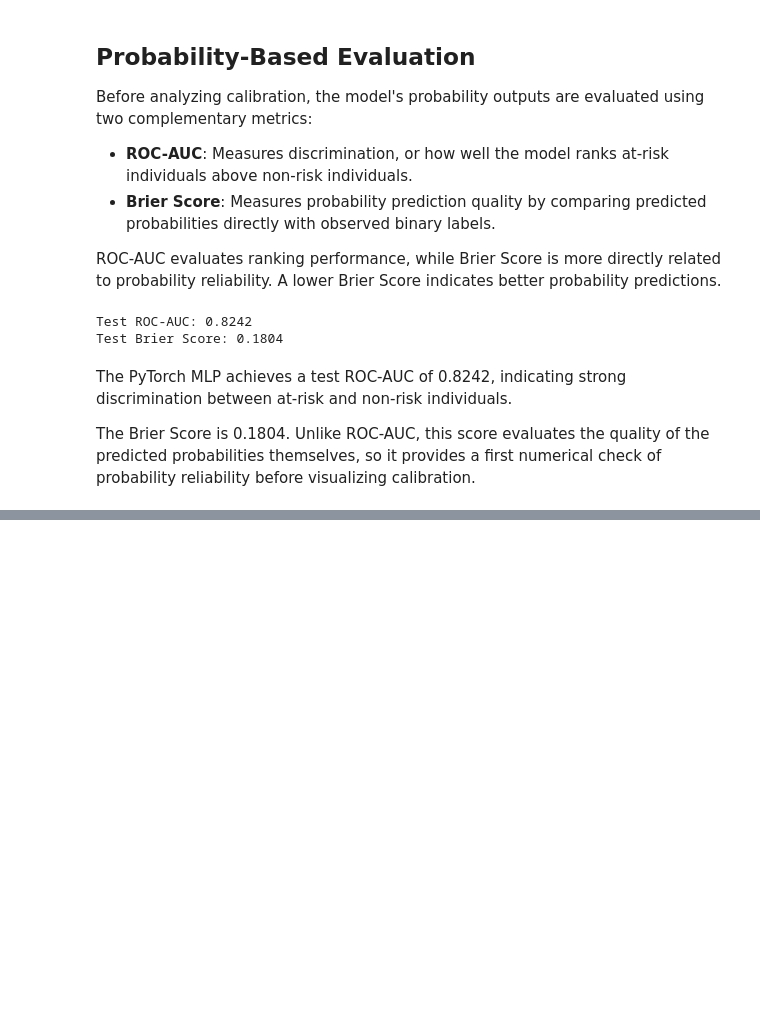
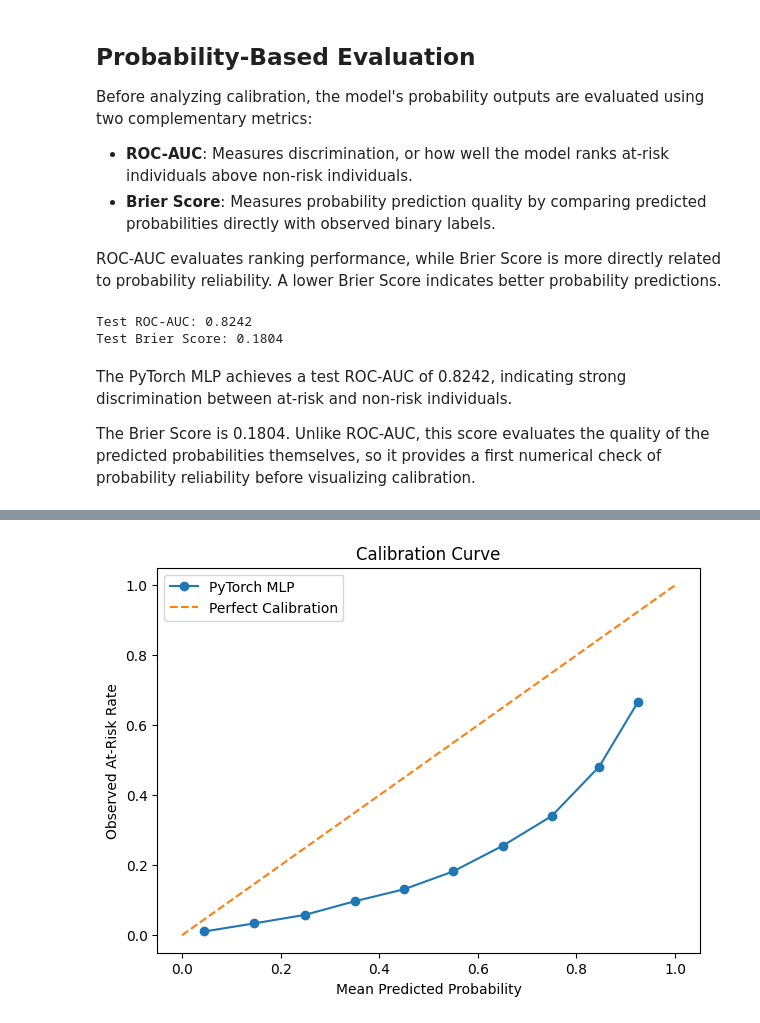
Before and after one commit to jayjay0317/diabetes-risk-reliability-pytorch, a Jupyter notebook: notebooks/04_calibration_uncertainty.ipynb, the cells around one changed output, grey strips where cells are left out. Saved outputs shown, nothing was run; the diff lists cells and outputs as text; code cells hidden in the pictures; blank space fills up the shorter version.

Commit message:
Add calibration curve analysis

```diff
--- a/notebooks/04_calibration_uncertainty.ipynb
+++ b/notebooks/04_calibration_uncertainty.ipynb
@@ -245,0 +259,15 @@ The Brier Score is 0.1804. Unlike ROC-AUC, this score evaluates the quality of t
+# %%
+# Group predicted probabilities into bins and compare them with observed positive rates
+prob_true, prob_pred = calibration_curve(
+    test_targets,
+    test_probs,
+    n_bins=10,
+    strategy="uniform"
+)
+
+calibration_results = pd.DataFrame({
+    "Mean Predicted Probability": prob_pred,
+    "Observed At-Risk Rate": prob_true
+})
+
+calibration_results
@@ -245,0 +286,13 @@ The Brier Score is 0.1804. Unlike ROC-AUC, this score evaluates the quality of t
+# %%
+plt.figure(figsize=(7, 5))
+
+plt.plot(prob_pred, prob_true, marker="o", label="PyTorch MLP")
+plt.plot([0, 1], [0, 1], linestyle="--", label="Perfect Calibration")
+
+plt.xlabel("Mean Predicted Probability")
+plt.ylabel("Observed At-Risk Rate")
+plt.title("Calibration Curve")
+plt.legend()
+plt.show()
+# %% [output]
+[figure, added]
```
Also changed, not shown: parts of 3 cells of this notebook.
